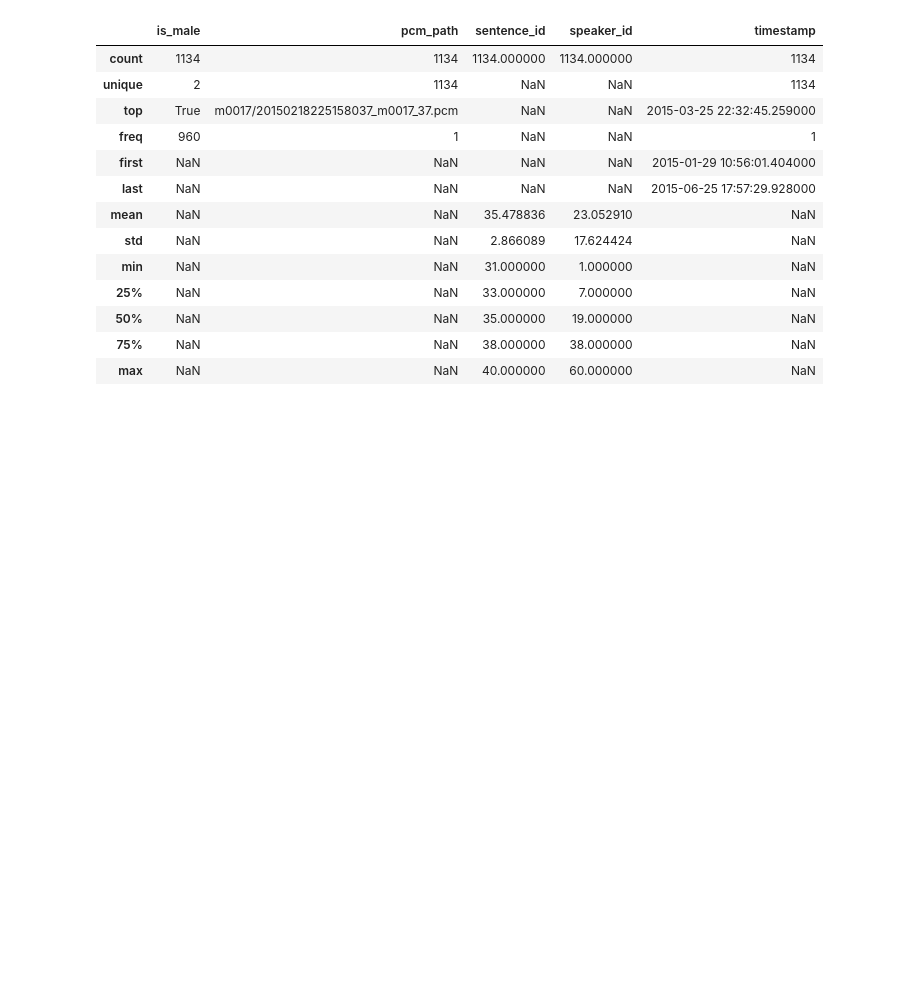
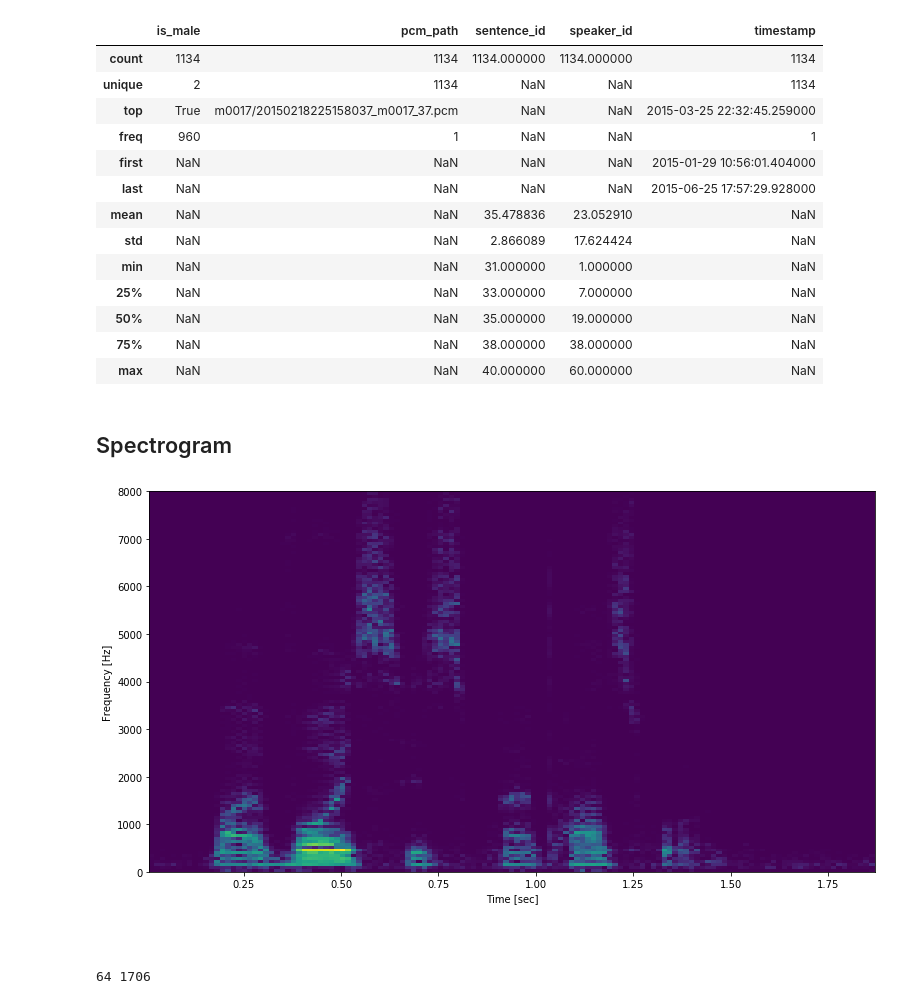
Before and after one commit to michalsosn/paprotka, a Jupyter notebook: notebooks/ExploreReddots.ipynb, the cells around one changed output. Drawn from its saved outputs; the diff is of its cells as text; code cells hidden in the pictures; blank space fills up the shorter version.

```diff
--- a/notebooks/ExploreReddots.ipynb
+++ b/notebooks/ExploreReddots.ipynb
@@ -61,15 +61,20 @@ Test sets contain both previously registered people and impostors that are not e
 # %%
 import functools as ft
 import itertools as it
+import json
 import math
 import operator as op
 import os
 import re
 
 from IPython.display import display
-from ipywidgets import interact, interact_manual, widgets
 import matplotlib.pyplot as plt
 import numpy as np
 import pandas as pd
 from scipy import misc, signal
 from sklearn import metrics
+
+with open('paths.json') as opened:
+    paths = json.load(opened)
+print(paths)
+reddots_root = paths['reddots_root']
@@ -76,8 +83,8 @@ from sklearn import metrics
 # %%
-def read_files(*paths):
+def read_files(*paths, encoding='utf-8'):
     for path in paths:
-        with open(path) as opened:
-            yield from opened.readlines()
+        with open(path, encoding=encoding) as opened:
+            yield from opened
 
 
 recording_regex = re.compile(r'([mf])(\d+)/(\d+)_[mf]\d+_(\d+)')
@@ -179,7 +186,7 @@ def load_pcm(root, path):
     full_path = os.path.join(root, path)
     return np.fromfile(full_path, np.int16)
 
-load_pcm = ft.partial(load_pcm, '../input/reddots_r2015q4_v1/pcm')
+load_pcm = ft.partial(load_pcm, reddots_root + '/pcm')
 # %% [output]
 ('m', '0001', '20150129213253016', '36')
 ('m', '0001', '31')
@@ -243,3 +250,49 @@ dtype: object
 | 50% | NaN | NaN | 35.000000 | 19.000000 | NaN |
 | 75% | NaN | NaN | 38.000000 | 38.000000 | NaN |
 | max | NaN | NaN | 40.000000 | 60.000000 | NaN |
+# %% [markdown]
+## Spectrogram
+# %%
+def display_spectrogram(data, rate, result_scaling=np.log1p, view_range=None,
+                        xlabel='Time [sec]', ylabel='Frequency [Hz]',
+                        root=None, title=None, show=True, *args, **kwargs):
+    if root is None:
+        fig, root = plt.subplots()
+    if title is not None:
+        plt.title(title)
+    frequencies, times, spectrogram = signal.spectrogram(data, rate, *args, **kwargs)
+
+    if view_range is not None:
+        freq_start = np.searchsorted(frequencies, view_range[0], 'left')
+        freq_end = np.searchsorted(frequencies, view_range[1], 'right')
+        frequencies = frequencies[freq_start:freq_end]
+        spectrogram = spectrogram[freq_start:freq_end, :]
+    scaled_spectrogram = result_scaling(spectrogram) if result_scaling else spectrogram
+    root.pcolormesh(times, frequencies, scaled_spectrogram)
+    root.set_xlabel(xlabel)
+    root.set_ylabel(ylabel)
+
+    if show:
+        plt.show()
+# %%
+sample_sound = load_pcm(reddots_root + '/pcm', 'm0002/20150713085938321_m0002_31.pcm')
+
+fig, ax = plt.subplots(1, 1, figsize=(13, 7))
+display_spectrogram(sample_sound, 16000, root=ax)
+# %% [output]
+[figure, added]
+# %% [markdown]
+#
+# %%
+people_ids = set(os.listdir(reddots_root + '/pcm'))
+
+sentence_ids = set()
+script_regex = re.compile(r'(\d+)_([mf]\d+)_(\d+);.*')
+for line in read_files(reddots_root + '/infos/script.txt', encoding='latin1'):
+    match = script_regex.match(line)
+    sentence_id = match.group(3)
+    sentence_ids.add(sentence_id)
+
+print(len(people_ids), len(sentence_ids))
+# %% [output]
+64 1706
```
Also changed, not shown: parts of 3 cells of this notebook, 1 other file.
